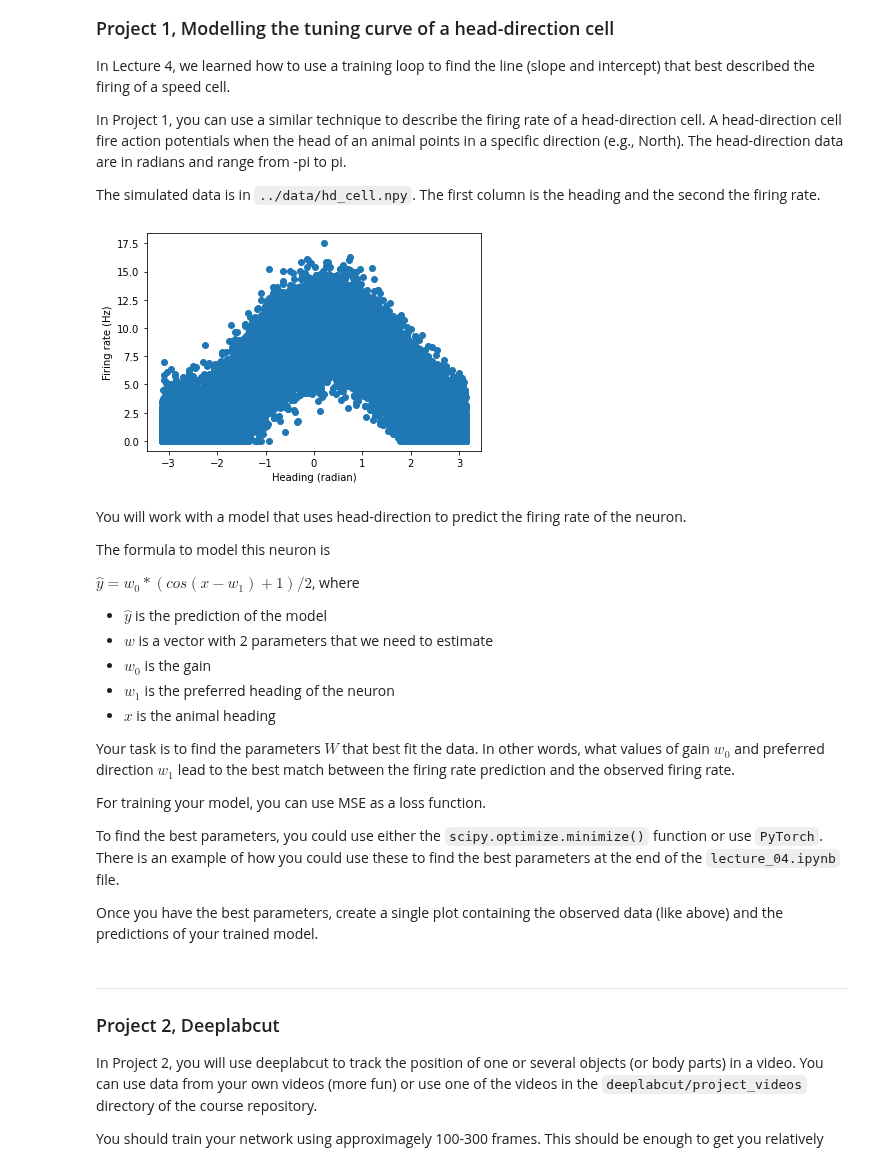
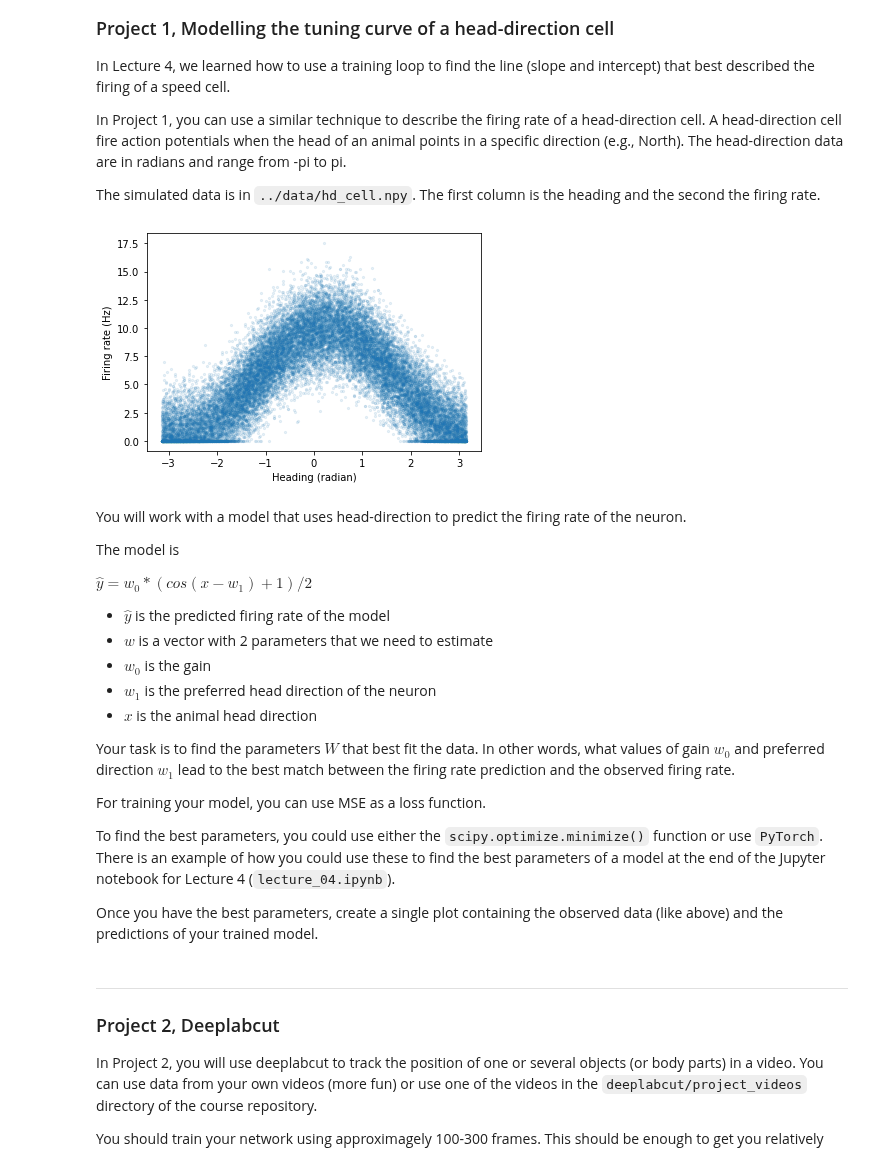
Before and after one commit to kevin-allen/dataScienceNeuro, a Jupyter notebook: notebooks/lecture_07_projects.ipynb, the cells around one changed output. Drawn from its saved outputs; the diff is of its cells as text; code cells hidden in the pictures.

```diff
--- a/notebooks/lecture_07_projects.ipynb
+++ b/notebooks/lecture_07_projects.ipynb
@@ -24,37 +24,38 @@ The simulated data is in `../data/hd_cell.npy`. The first column is the heading
 # %%
 import numpy as np
 import matplotlib.pyplot as plt
 
 fn="../data/hd_cell.npy"
 hd_cell = np.load(fn)
 
 heading = hd_cell[:,0]
 rate = hd_cell[:,1]
 
-plt.scatter(hd_cell[:,0],hd_cell[:,1])
+plt.scatter(hd_cell[:,0],hd_cell[:,1],alpha=0.1,s=5)
 plt.ylabel("Firing rate (Hz)")
 plt.xlabel("Heading (radian)")
 plt.show()
 # %% [output]
-[figure, old version]
+[figure, new version]
 # %% [markdown]
 You will work with a model that uses head-direction to predict the firing rate of the neuron.
 
-The formula to model this neuron is
+The model is
 
-$\hat{y} = w_{0} * (cos(x - w_{1})+1)/2$, where
+$\hat{y} = w_{0} * (cos(x - w_{1})+1)/2$
 
-* $\hat{y}$ is the prediction of the model
+
+* $\hat{y}$ is the predicted firing rate of the model
 * $w$ is a vector with 2 parameters that we need to estimate
 * $w_0$ is the gain
-* $w_1$ is the preferred heading of the neuron
-* $x$ is the animal heading
+* $w_1$ is the preferred head direction of the neuron
+* $x$ is the animal head direction
 
 Your task is to find the parameters $W$ that best fit the data. In other words, what values of gain $w_0$ and preferred direction $w_1$ lead to the best match between the firing rate prediction and the observed firing rate.
 
 For training your model, you can use MSE as a loss function.
 
-To find the best parameters, you could use either the `scipy.optimize.minimize()` function or use `PyTorch`. There is an example of how you could use these to find the best parameters at the end of the `lecture_04.ipynb` file.
+To find the best parameters, you could use either the `scipy.optimize.minimize()` function or use `PyTorch`. There is an example of how you could use these to find the best parameters of a model at the end of the Jupyter notebook for Lecture 4 (`lecture_04.ipynb`).
 
 Once you have the best parameters, create a single plot containing the observed data (like above) and the predictions of your trained model.
 # %% [markdown]
```
Also changed, not shown: parts of 1 cell of this notebook, 1 other file.
